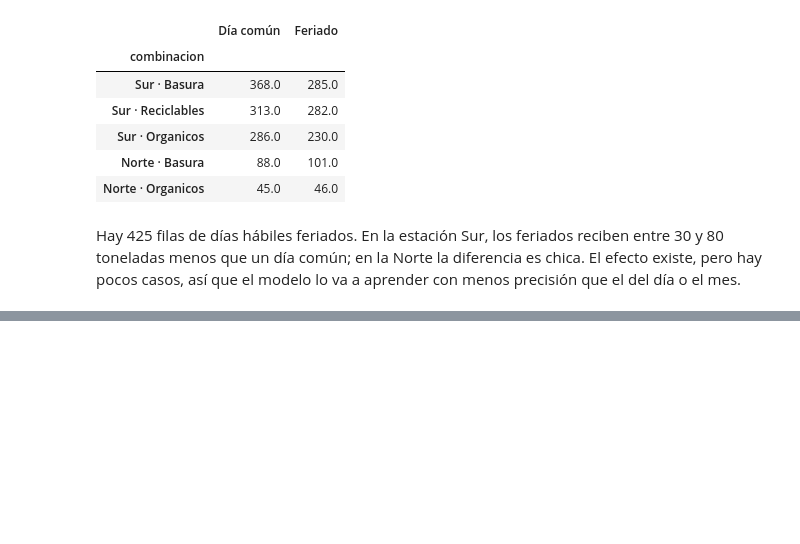
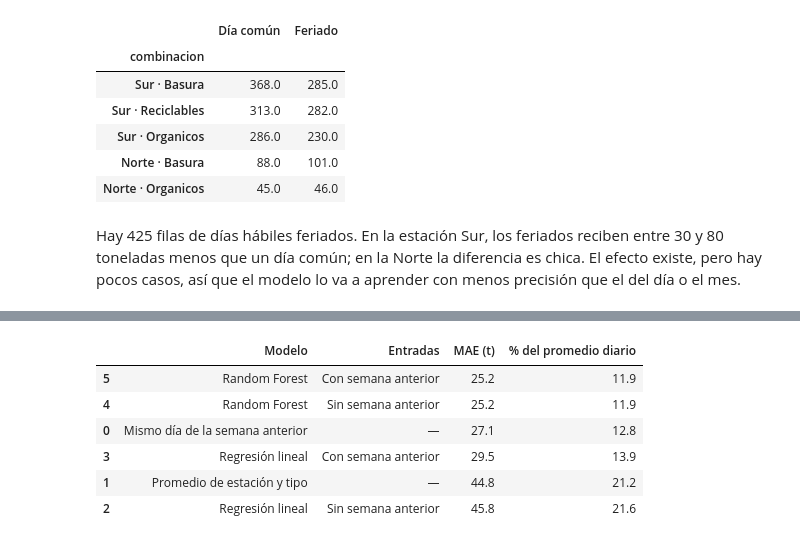
Before and after one commit to Naccho27/tp-predictivos, a Jupyter notebook: notebooks/03_regresion_rf.ipynb, the cells around one changed output, grey strips where cells are left out. Cells and saved outputs as stored; diff of their text form; code cells hidden in the pictures; blank space fills up the shorter version.

```diff
--- a/notebooks/03_regresion_rf.ipynb
+++ b/notebooks/03_regresion_rf.ipynb
@@ -208,0 +346,25 @@ Hay 425 filas de días hábiles feriados. En la estación Sur, los feriados reci
+# %%
+# Paso 14 · Elegir los parámetros del Random Forest
+
+# Qué hacemos: probar algunas combinaciones de profundidad máxima y mínimo de casos por hoja.
+# Por qué: un árbol muy profundo memoriza el entrenamiento (sobreajuste); uno muy corto
+# no capta los patrones. Para elegir NO se usa el conjunto de prueba, porque entonces
+# el error de prueba dejaría de ser una medida honesta. Se separa el último año del
+# entrenamiento (dic-2023 a nov-2024) como "validación" y se elige con ese año.
+
+X_val_base = X["Con semana anterior"]
+es_sub_ent = df["fecha"] < "2023-12-01"
+es_validacion = es_entrenamiento & ~es_sub_ent
+
+filas = []
+for profundidad in [5, 10, 15, None]:      # None = sin límite de profundidad
+    for min_hoja in [1, 5, 20]:
+        modelo = RandomForestRegressor(n_estimators=200, max_depth=profundidad,
+                                       min_samples_leaf=min_hoja, random_state=SEMILLA, n_jobs=-1)
+        modelo.fit(X_val_base[es_sub_ent], y[es_sub_ent])
+        error = mean_absolute_error(y[es_validacion], modelo.predict(X_val_base[es_validacion]))
+        filas.append({"max_depth": profundidad, "min_samples_leaf": min_hoja, "MAE validación (t)": round(error, 1)})
+
+busqueda = pd.DataFrame(filas)
+# Tabla: filas = profundidad, columnas = mínimo por hoja
+busqueda.pivot(index="max_depth", columns="min_samples_leaf", values="MAE validación (t)")
@@ -208,0 +418,25 @@ Hay 425 filas de días hábiles feriados. En la estación Sur, los feriados reci
+# %%
+# Paso 16 · Comparación de todos los modelos
+
+# Qué hacemos: juntar en una tabla el MAE de las bases triviales y de los modelos.
+# Por qué: es la respuesta a "¿cuánto se equivoca y cuál conviene?".
+
+tabla = pd.DataFrame([
+    {"Modelo": "Mismo día de la semana anterior", "Entradas": "—", "MAE (t)": mae_semana_anterior},
+    {"Modelo": "Promedio de estación y tipo", "Entradas": "—", "MAE (t)": mae_promedio},
+] + [
+    {"Modelo": modelo, "Entradas": entradas, "MAE (t)": error}
+    for (modelo, entradas), error in resultados.items()
+])
+# Error relativo: el MAE como porcentaje de las toneladas promedio de un día de prueba
+tabla["% del promedio diario"] = (tabla["MAE (t)"] / y_prueba.mean() * 100).round(1)
+tabla["MAE (t)"] = tabla["MAE (t)"].round(1)
+tabla.sort_values("MAE (t)")
+# %% [output]
+|  | Modelo | Entradas | MAE (t) | % del promedio diario |
+| 5 | Random Forest | Con semana anterior | 25.2 | 11.9 |
+| 4 | Random Forest | Sin semana anterior | 25.2 | 11.9 |
+| 0 | Mismo día de la semana anterior | — | 27.1 | 12.8 |
+| 3 | Regresión lineal | Con semana anterior | 29.5 | 13.9 |
+| 1 | Promedio de estación y tipo | — | 44.8 | 21.2 |
+| 2 | Regresión lineal | Sin semana anterior | 45.8 | 21.6 |
```
Also changed, not shown: parts of 26 cells of this notebook.
